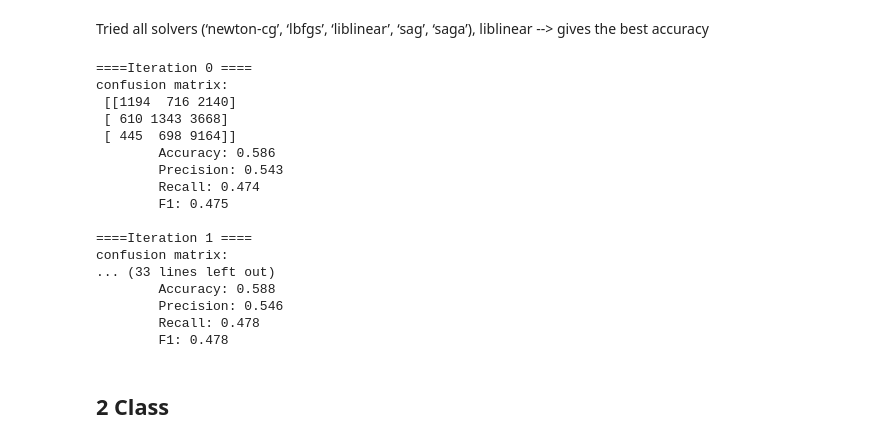
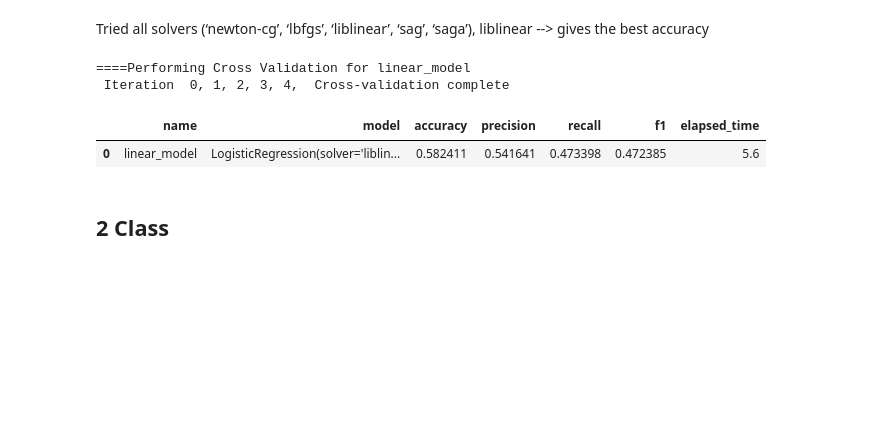
Before and after one commit to rchannewiser/MSDS-machine-learning1-team5, a Jupyter notebook: team5_lab2.ipynb, the cells around one changed output. Cells and saved outputs as stored; diff of their text form; code cells hidden in the pictures; blank space fills up the shorter version.

Commit message:
store CV results in dataframe for easy comparison, add execution te

```diff
--- a/team5_lab2.ipynb
+++ b/team5_lab2.ipynb
@@ -96,12 +98,18 @@ print(cv_object)
 # %% [output]
 ShuffleSplit(n_splits=5, random_state=123, test_size=0.2, train_size=None)
 # %%
-def cv_train(model,x,y):
+def cv_train(name,model,x,y):
+    print(f"====Performing Cross Validation for {name}")
+    print(f" Iteration ", end = '')
+
 
     iter_num=0
 
+    res=pd.DataFrame()
+
     for train_indices, test_indices in cv_object.split(x,y):
-        #print(f'{train_indices},{test_indices}')
+        t = time.time()
+        print(f" {iter_num},", end = '')
 
         X_train = x.iloc[train_indices]
         y_train = y.iloc[train_indices]
@@ -114,15 +122,23 @@ def cv_train(model,x,y):
 
         conf = mt.confusion_matrix(y_test,y_hat)
 
-        print(f"====Iteration {iter_num} ====")
-        print(f"confusion matrix:\n {conf}")
-        print("\tAccuracy: %1.3f" % accuracy_score(y_test, y_hat))
-        print("\tPrecision: %1.3f" % precision_score(y_test, y_hat, average="macro"))
-        print("\tRecall: %1.3f" % recall_score(y_test, y_hat, average="macro"))
-        print("\tF1: %1.3f\n" % f1_score(y_test, y_hat, average="macro"))
+        row=pd.DataFrame([iter_num],columns=['Iteration'])
+        row["accuracy"]=accuracy_score(y_test, y_hat)
+        row["precision"]=precision_score(y_test, y_hat, average="macro")
+        row["recall"]=recall_score(y_test, y_hat, average="macro")
+        row["f1"]=f1_score(y_test, y_hat, average="macro")
+        row["elapsed_time"]= ny.round(time.time() - t)
+
+        res=res.append(row)
         iter_num+=1
 
-#cv_train(linear_model, X, y2)
+    #Summarize CV Results
+    summary=res.drop("Iteration",axis=1).agg("mean").to_frame().T
+    summary.insert(0,"model",model)
+    summary.insert(0,"name",name)
+    print("  Cross-validation complete")
+
+    return(summary)
 # %% [markdown]
 # Logistic Regression
 # %% [markdown]
@@ -132,25 +148,12 @@ linear_model = LogisticRegression(penalty='l2', C=1.0, class_weight=None, solver
 # %% [markdown]
 Tried all solvers (‘newton-cg’, ‘lbfgs’, ‘liblinear’, ‘sag’, ‘saga’), liblinear --> gives the best accuracy
 # %%
-cv_train(linear_model, X, y)
+cv_train("linear_model",linear_model, X, y)
 # %% [output]
-====Iteration 0 ====
-confusion matrix:
- [[1194  716 2140]
- [ 610 1343 3668]
- [ 445  698 9164]]
-        Accuracy: 0.586
-        Precision: 0.543
-        Recall: 0.474
-        F1: 0.475
-
-====Iteration 1 ====
-confusion matrix:
-... (33 lines left out)
-        Accuracy: 0.588
-        Precision: 0.546
-        Recall: 0.478
-        F1: 0.478
+====Performing Cross Validation for linear_model
+ Iteration  0, 1, 2, 3, 4,  Cross-validation complete
+|  | name | model | accuracy | precision | recall | f1 | elapsed_time |
+| 0 | linear_model | LogisticRegression(solver='liblin... | 0.582411 | 0.541641 | 0.473398 | 0.472385 | 5.6 |
 # %% [markdown]
 ## 2 Class
 # %%
```
Also changed, not shown: parts of 8 cells of this notebook.
